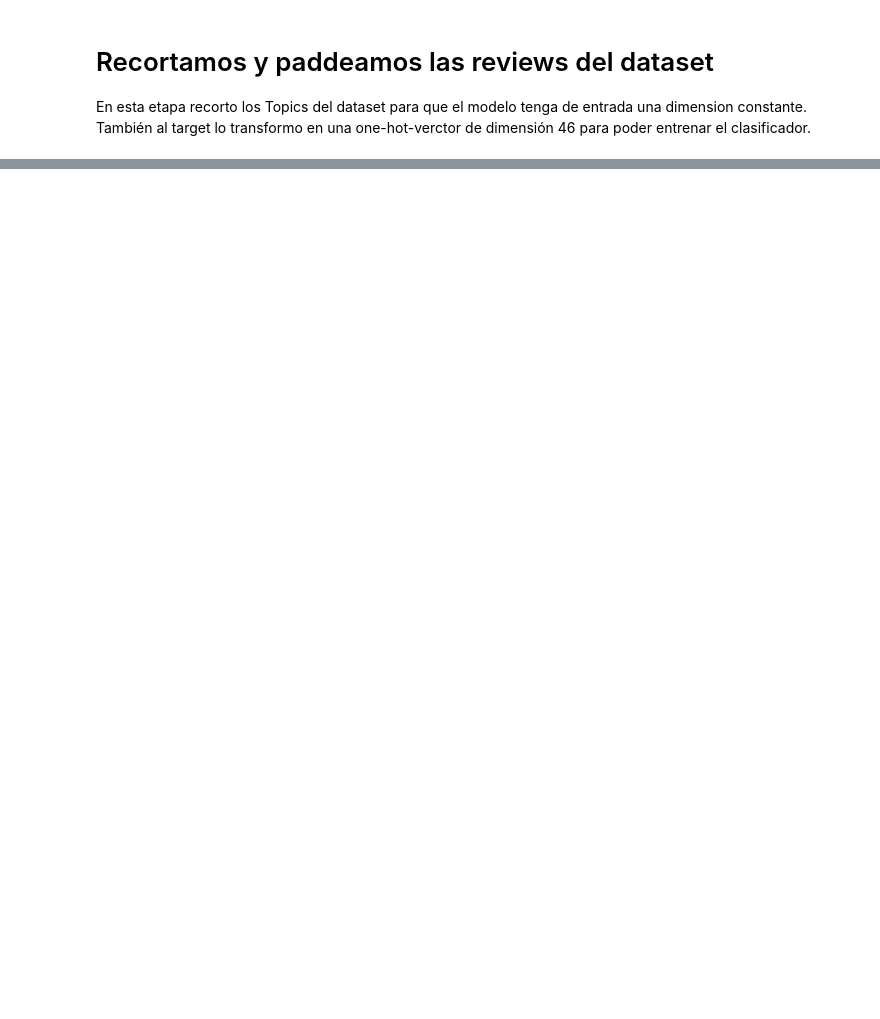
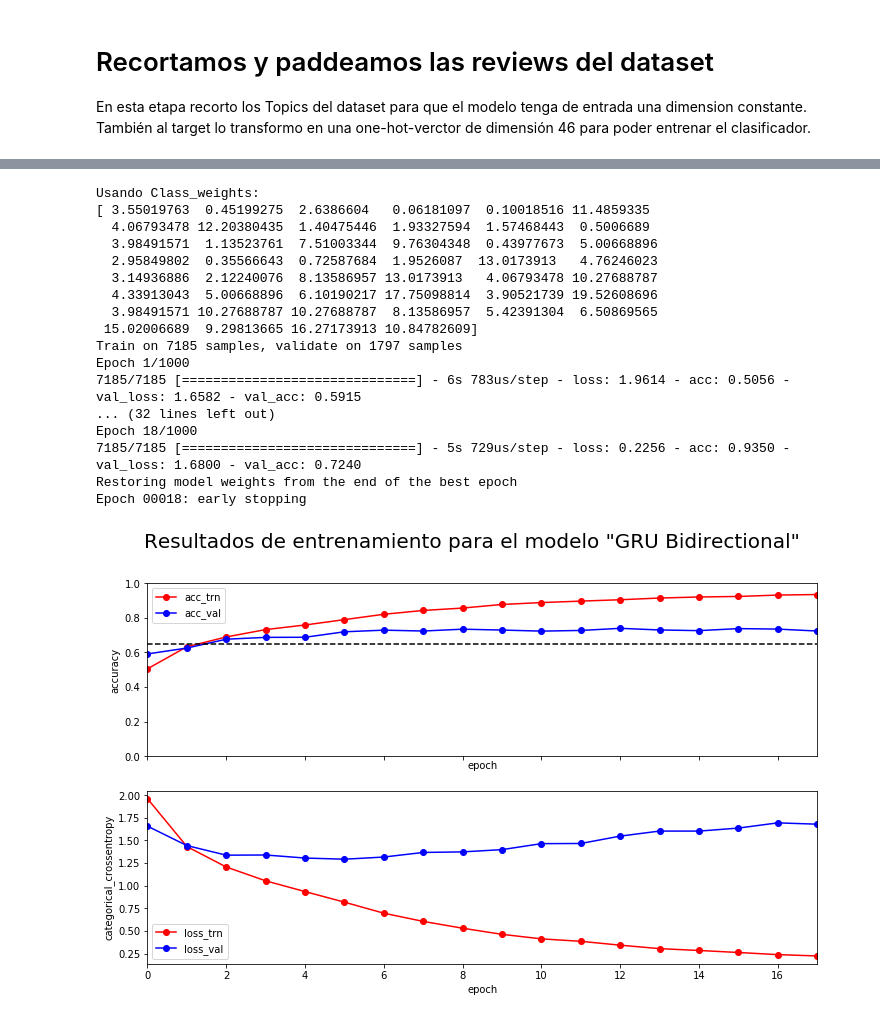
Before and after one commit to socom20/word_vectors, a Jupyter notebook: word_vectors.ipynb, the cells around one changed output, grey strips where cells are left out. Drawn from its saved outputs; the diff is of its cells as text; code cells hidden in the pictures; blank space fills up the shorter version.

```diff
--- a/word_vectors.ipynb
+++ b/word_vectors.ipynb
@@ -294,0 +482,35 @@ ds_tst['target_oh'].shape
+# %%
+hist = train_model(model_gru,
+                   batch_size=32,
+                   n_epochs=1000,
+                   validation_split=0.2,
+                   use_class_weights=True,
+                   model_name='modelo_gru.kmodel',
+
+                   do_save=True,
+                   log_dir='./log_gru',
+                   early_stopping_monitor='val_acc',
+                   early_stopping_patience = 5,
+                   tensorboard=False,
+                   initial_epoch = 0)
+
+plt_train(hist, model_name='GRU Bidirectional')
+# %% [output]
+Usando Class_weights:
+[ 3.55019763  0.45199275  2.6386604   0.06181097  0.10018516 11.4859335
+  4.06793478 12.20380435  1.40475446  1.93327594  1.57468443  0.5006689
+  3.98491571  1.13523761  7.51003344  9.76304348  0.43977673  5.00668896
+  2.95849802  0.35566643  0.72587684  1.9526087  13.0173913   4.76246023
+  3.14936886  2.12240076  8.13586957 13.0173913   4.06793478 10.27688787
+  4.33913043  5.00668896  6.10190217 17.75098814  3.90521739 19.52608696
+  3.98491571 10.27688787 10.27688787  8.13586957  5.42391304  6.50869565
+ 15.02006689  9.29813665 16.27173913 10.84782609]
+Train on 7185 samples, validate on 1797 samples
+Epoch 1/1000
+7185/7185 [==============================] - 6s 783us/step - loss: 1.9614 - acc: 0.5056 - val_loss: 1.6582 - val_acc: 0.5915
+... (32 lines left out)
+Epoch 18/1000
+7185/7185 [==============================] - 5s 729us/step - loss: 0.2256 - acc: 0.9350 - val_loss: 1.6800 - val_acc: 0.7240
+Restoring model weights from the end of the best epoch
+Epoch 00018: early stopping
+[figure, added]
```
Also changed, not shown: parts of 22 cells of this notebook.
